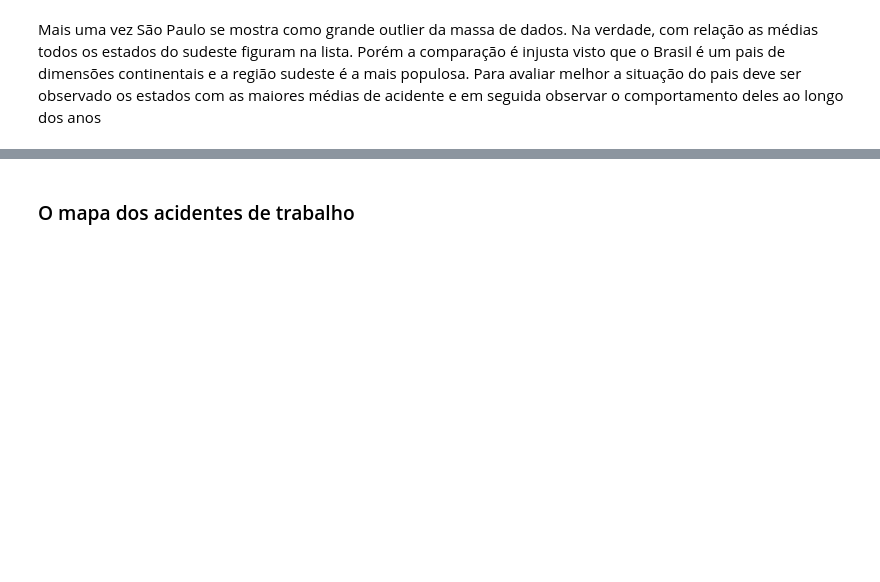
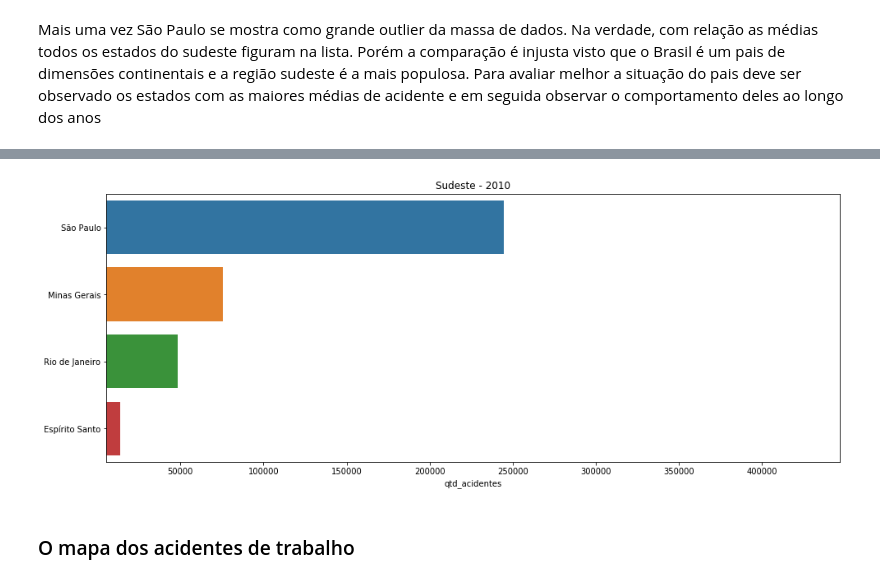
Before and after one commit to lorransr/CAT, a Jupyter notebook: Acidentes_de_Trabalho.ipynb, the cells around one changed output, grey strips where cells are left out. Drawn from its saved outputs; the diff is of its cells as text; code cells hidden in the pictures; blank space fills up the shorter version.

```diff
--- a/Acidentes_de_Trabalho.ipynb
+++ b/Acidentes_de_Trabalho.ipynb
@@ -440,3 +380,26 @@ g = g.map(sns.barplot,"estado","qtd_acidentes", order=ordem).add_legend()
+# %%
+#@title Estados com mais acidentes por região { run: "auto" }
+ano = 2010 #@param {type:"slider", min:1988, max:2016, step:1}
+regiao = "Sudeste" #@param ["Norte", "Nordeste", "Sudeste", "Sul", "Centro-Oeste"]
+
+#agrupando o df por regiao
+agrupado_regiao = agrupado[agrupado["regiao"]==regiao]
+
+#criando o df para ser plotado
+data = agrupado[agrupado["regiao"]==regiao]
+data = data[data["ano"]==ano]
+data.sort_values("qtd_acidentes",inplace=True,ascending=False)
+
+#plotando
+plt.figure(figsize =(16,6))
+p = sns.barplot(y=list(data.estado.unique()),
+                  x="qtd_acidentes",
+                  data=data);
+p.set_xlim(min(agrupado_regiao.qtd_acidentes)
+           ,max(agrupado_regiao.qtd_acidentes))
+p.set_title(regiao + " - "+str(ano));
+# %% [output]
+[figure, added]
 # %% [markdown]
 ### O mapa dos acidentes de trabalho
 # %% [markdown]
```
Also changed, not shown: parts of 20 cells of this notebook.
